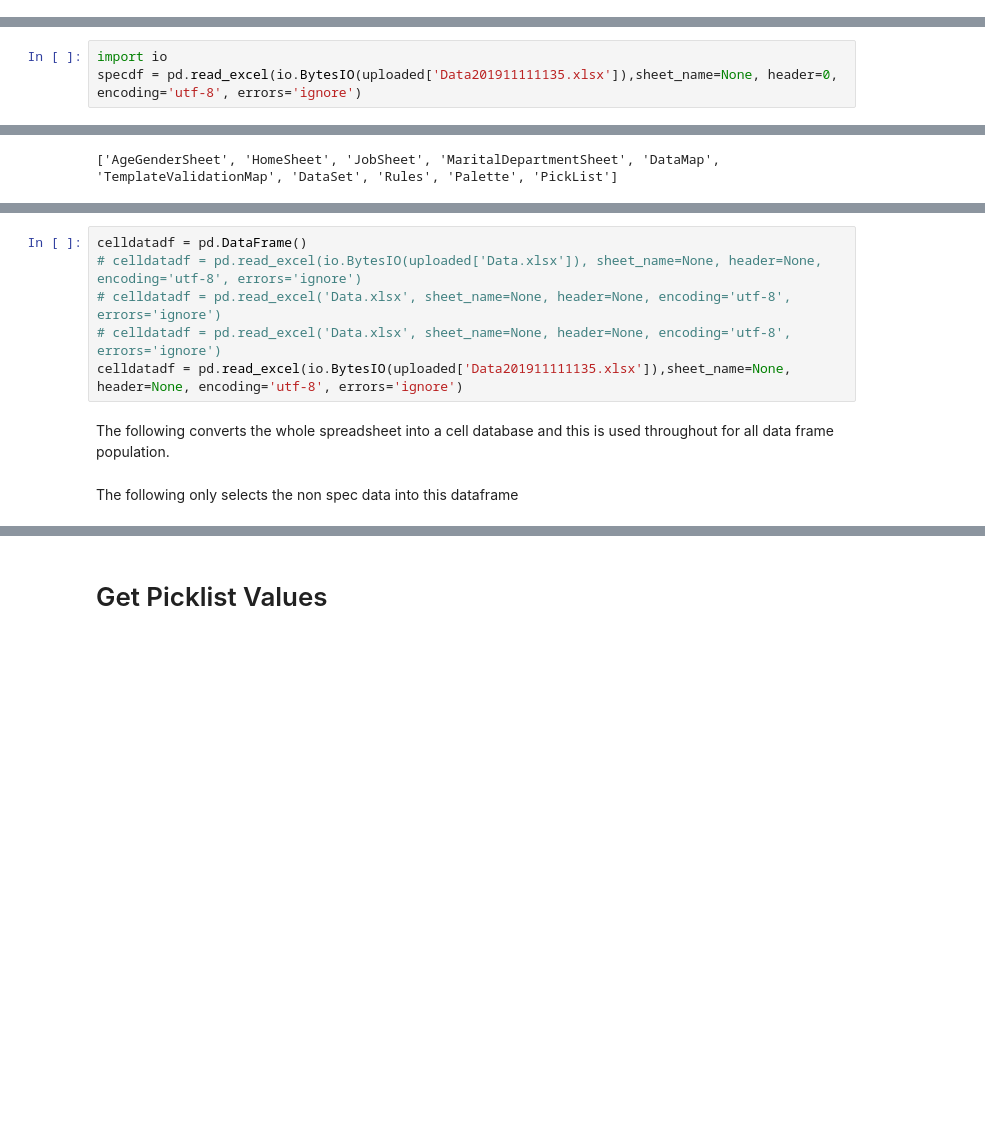
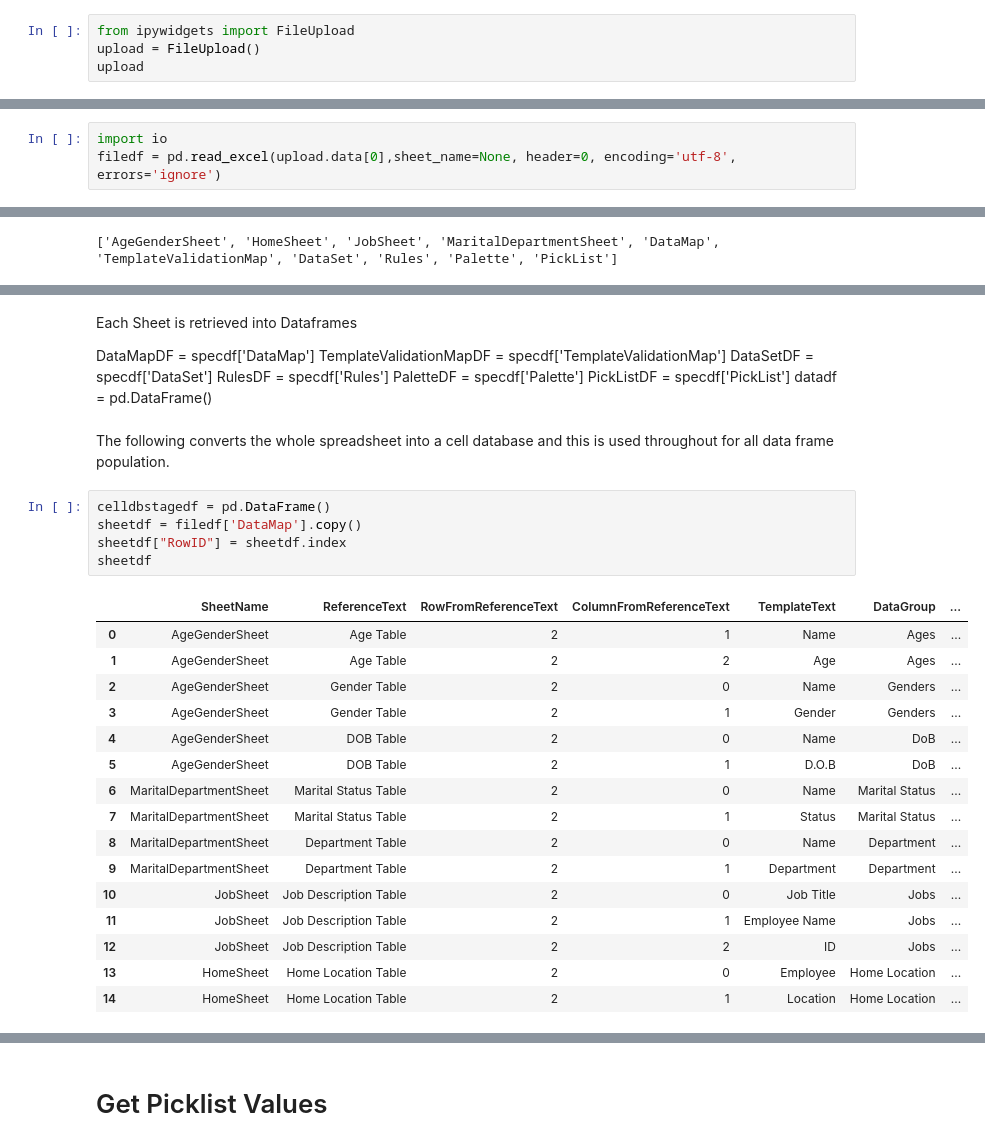
Before and after one commit to andrewcgaitskell/excel-extractor, a Jupyter notebook: CellMaker.ipynb, the cells around one changed output, grey strips where cells are left out. Saved outputs shown, nothing was run; the diff lists cells and outputs as text; blank space fills up the shorter version.

```diff
--- a/CellMaker.ipynb
+++ b/CellMaker.ipynb
@@ -180,0 +81,4 @@ Saving Data201911111135.xlsx to Data201911111135 (1).xlsx
+# %%
+from ipywidgets import FileUpload
+upload = FileUpload()
+upload
@@ -181,3 +87,3 @@ Saving Data201911111135.xlsx to Data201911111135 (1).xlsx
 # %%
 import io
-specdf = pd.read_excel(io.BytesIO(uploaded['Data201911111135.xlsx']),sheet_name=None, header=0, encoding='utf-8', errors='ignore')
+filedf = pd.read_excel(upload.data[0],sheet_name=None, header=0, encoding='utf-8', errors='ignore')
@@ -221,11 +118,35 @@ PaletteDF.head(5)
-# %%
-celldatadf = pd.DataFrame()
-# celldatadf = pd.read_excel(io.BytesIO(uploaded['Data.xlsx']), sheet_name=None, header=None, encoding='utf-8', errors='ignore')
-# celldatadf = pd.read_excel('Data.xlsx', sheet_name=None, header=None, encoding='utf-8', errors='ignore')
-# celldatadf = pd.read_excel('Data.xlsx', sheet_name=None, header=None, encoding='utf-8', errors='ignore')
-celldatadf = pd.read_excel(io.BytesIO(uploaded['Data201911111135.xlsx']),sheet_name=None, header=None, encoding='utf-8', errors='ignore')
+# %% [markdown]
+Each Sheet is retrieved into Dataframes
+
+DataMapDF = specdf['DataMap']
+TemplateValidationMapDF = specdf['TemplateValidationMap']
+DataSetDF = specdf['DataSet']
+RulesDF = specdf['Rules']
+PaletteDF = specdf['Palette']
+PickListDF = specdf['PickList']
+datadf = pd.DataFrame()
 # %% [markdown]
 The following converts the whole spreadsheet into a cell database and this is used throughout for all data frame population.
-# %% [markdown]
-The following only selects the non spec data into this dataframe
+# %%
+celldbstagedf = pd.DataFrame()
+sheetdf = filedf['DataMap'].copy()
+sheetdf["RowID"] = sheetdf.index
+sheetdf
+# %% [output]
+|  | SheetName | ReferenceText | RowFromReferenceText | ColumnFromReferenceText | TemplateText | DataGroup | ... |
+| 0 | AgeGenderSheet | Age Table | 2 | 1 | Name | Ages | ... |
+| 1 | AgeGenderSheet | Age Table | 2 | 2 | Age | Ages | ... |
+| 2 | AgeGenderSheet | Gender Table | 2 | 0 | Name | Genders | ... |
+| 3 | AgeGenderSheet | Gender Table | 2 | 1 | Gender | Genders | ... |
+| 4 | AgeGenderSheet | DOB Table | 2 | 0 | Name | DoB | ... |
+| 5 | AgeGenderSheet | DOB Table | 2 | 1 | D.O.B | DoB | ... |
+| 6 | MaritalDepartmentSheet | Marital Status Table | 2 | 0 | Name | Marital Status | ... |
+| 7 | MaritalDepartmentSheet | Marital Status Table | 2 | 1 | Status | Marital Status | ... |
+| 8 | MaritalDepartmentSheet | Department Table | 2 | 0 | Name | Department | ... |
+| 9 | MaritalDepartmentSheet | Department Table | 2 | 1 | Department | Department | ... |
+| 10 | JobSheet | Job Description Table | 2 | 0 | Job Title | Jobs | ... |
+| 11 | JobSheet | Job Description Table | 2 | 1 | Employee Name | Jobs | ... |
+| 12 | JobSheet | Job Description Table | 2 | 2 | ID | Jobs | ... |
+| 13 | HomeSheet | Home Location Table | 2 | 0 | Employee | Home Location | ... |
+| 14 | HomeSheet | Home Location Table | 2 | 1 | Location | Home Location | ... |
 # %%
```
Also changed, not shown: parts of 60 cells of this notebook.
